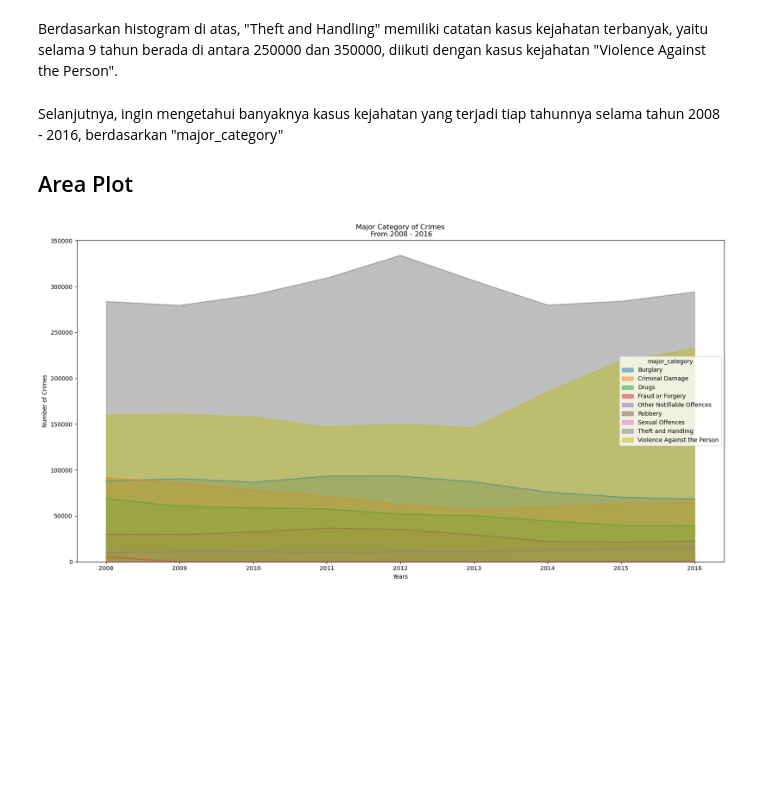
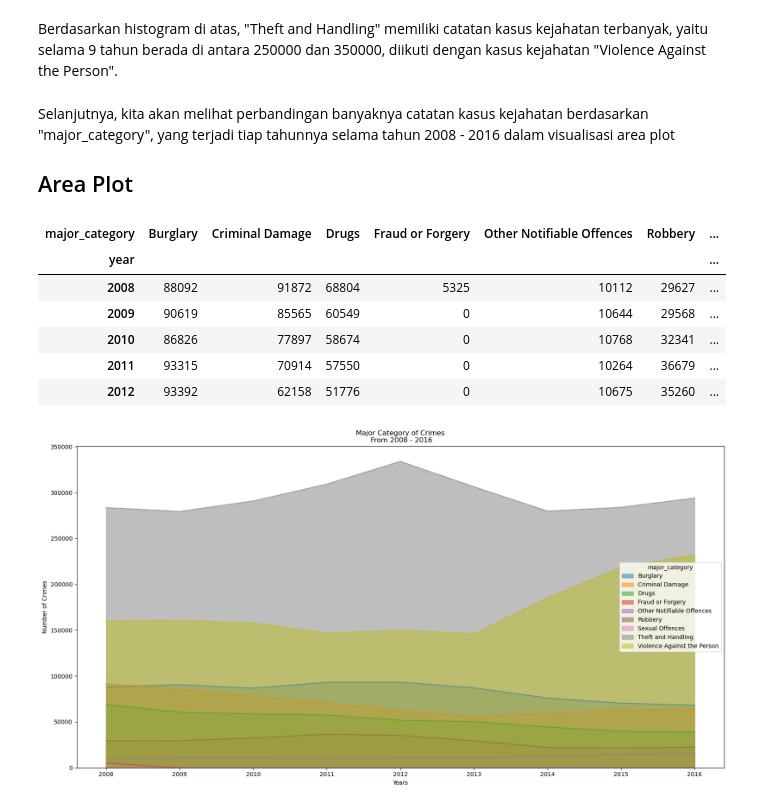
Before and after one commit to rnjasmine/PYTN_Assgn_1_5_JasmineNurRamadhani, a Jupyter notebook: PYTN_Assgn_1_5_JasmineNurRamadhani.ipynb, the cells around one changed output. Cells and saved outputs as stored; diff of their text form; code cells hidden in the pictures; blank space fills up the shorter version.

```diff
--- a/PYTN_Assgn_1_5_JasmineNurRamadhani.ipynb
+++ b/PYTN_Assgn_1_5_JasmineNurRamadhani.ipynb
@@ -267,14 +326,23 @@ plt.show()
 # %% [markdown]
 Berdasarkan histogram di atas, "Theft and Handling" memiliki catatan kasus kejahatan terbanyak, yaitu selama 9 tahun berada di antara 250000 dan 350000, diikuti dengan kasus kejahatan "Violence Against the Person".
 # %% [markdown]
-Selanjutnya, ingin mengetahui banyaknya kasus kejahatan yang terjadi tiap tahunnya selama tahun 2008 - 2016, berdasarkan "major_category"
+Selanjutnya, kita akan melihat perbandingan banyaknya catatan kasus kejahatan berdasarkan "major_category", yang terjadi tiap tahunnya selama tahun 2008 - 2016 dalam visualisasi area plot
 ## Area Plot
 # %%
 # Data kasus kejahatan berdasarkan "major_category" sebagai kolom, dengan index "year"
-crime_area = data_crime.pivot_table(values='value',
+year_major_area = data_crime.pivot_table(values='value',
                         index=['year'],
                         columns=['major_category'],
                         aggfunc=np.sum,
                         fill_value=0)
+year_major_area.head()
+# %% [output]
+| major_category | Burglary | Criminal Damage | Drugs | Fraud or Forgery | Other Notifiable Offences | Robbery | ... |
+| year |  |  |  |  |  |  | ... |
+| 2008 | 88092 | 91872 | 68804 | 5325 | 10112 | 29627 | ... |
+| 2009 | 90619 | 85565 | 60549 | 0 | 10644 | 29568 | ... |
+| 2010 | 86826 | 77897 | 58674 | 0 | 10768 | 32341 | ... |
+| 2011 | 93315 | 70914 | 57550 | 0 | 10264 | 36679 | ... |
+| 2012 | 93392 | 62158 | 51776 | 0 | 10675 | 35260 | ... |
 # %%
 # Area plot dengan data crime_overtime
```
Also changed, not shown: parts of 14 cells of this notebook.
